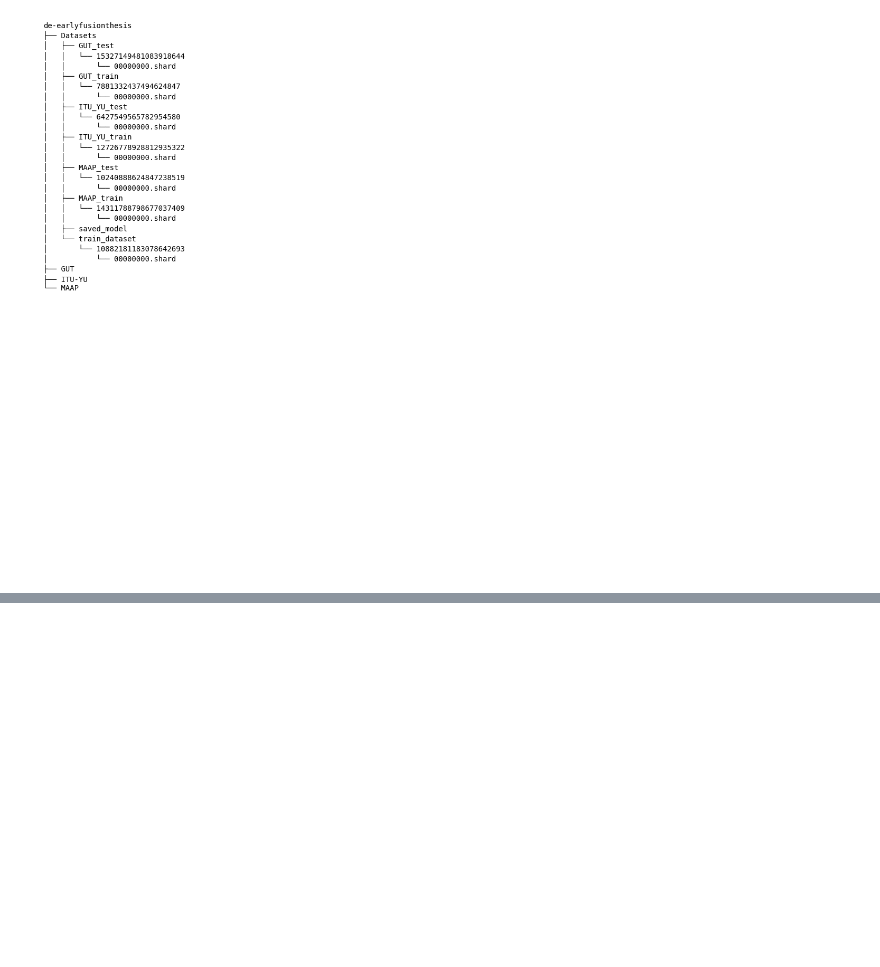
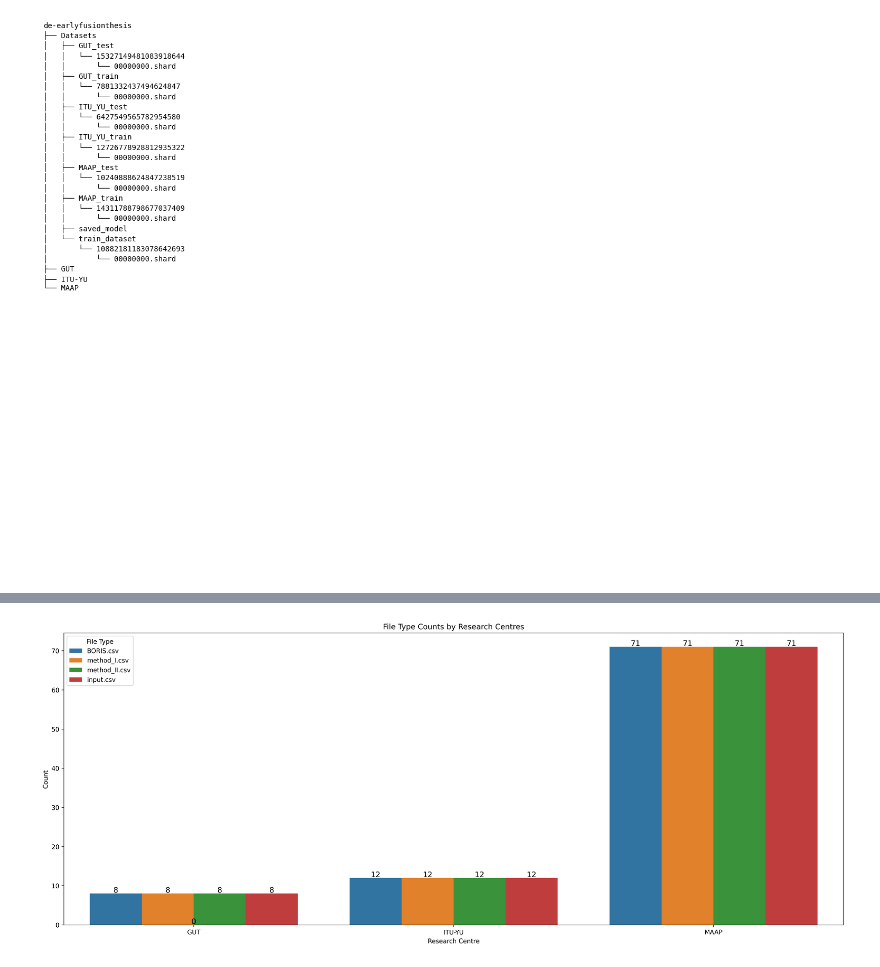
Before and after one commit to Azirral/de-face-recognition, a Jupyter notebook: DatasetCheck.ipynb, the cells around one changed output, grey strips where cells are left out. Cells and saved outputs as stored; diff of their text form; code cells hidden in the pictures; blank space fills up the shorter version.

Commit message:
Creation of two plots of file counts by research centre and video counts per session by research centre

```diff
--- a/DatasetCheck.ipynb
+++ b/DatasetCheck.ipynb
@@ -58,0 +242,51 @@ plot_tree_hierarchy(root_node)
+# %%
+# Define base path and subdirectories
+base_path = r"Z:\IO3-sessions\NEW STRUCTURE\de-earlyfusionthesis"
+target_dirs = ["GUT", "ITU-YU", "MAAP"]
+
+# Define regex patterns for each file type
+patterns = {
+    "BORIS.csv": r"BORIS\.csv$",          # Matches files ending with 'BORIS.csv'
+    "method_I.csv": r"method_I\.csv$",    # Matches files ending with 'method_I.csv'
+    "method_II.csv": r"method_II\.csv$",  # Matches files ending with 'method_II.csv'
+    "input.csv": r"input\.csv$"           # Matches files ending with 'input.csv'
+}
+
+# Perform the file type count based on regex patterns
+file_counts = count_files_by_regex(base_path, target_dirs, patterns)
+
+# Perform the camera count
+camera_counts = count_cameras_per_session(base_path, target_dirs)
+# %%
+# **File Counts Plot**
+# Create the plots and adjust figure size for high resolution
+plt.figure(figsize=(18, 14), dpi=300)  # Significantly larger figure for better resolution
+
+# Create a subplot for file counts
+plt.subplot(2, 1, 1)
+file_data = []
+for dir_name, pattern_counts in file_counts.items():
+    for pattern, count in pattern_counts.items():
+        file_data.append([dir_name, pattern, count])
+file_df = pd.DataFrame(file_data, columns=["Research Centre", "File Type", "Count"])
+
+# Plot file counts as a bar plot
+ax = sns.barplot(x="Research Centre", y="Count", hue="File Type", data=file_df)
+plt.title("File Type Counts by Research Centres")
+plt.xlabel("Research Centre")
+plt.ylabel("Count")
+plt.legend(title="File Type")
+
+# Display counts at the top of bars (as integers)
+for p in ax.patches:
+    ax.annotate(f'{int(p.get_height())}',  # Display count as integer
+                (p.get_x() + p.get_width() / 2., p.get_height()),
+                ha='center', va='center',
+                fontsize=12, color='black',
+                xytext=(0, 5), textcoords='offset points')
+
+# Save the file counts plot as a separate PNG file
+plt.tight_layout()
+plt.savefig("file_counts_by_directory.png", dpi=300)
+# %% [output]
+[figure, added]
```
Also changed, not shown: parts of 7 cells of this notebook.
